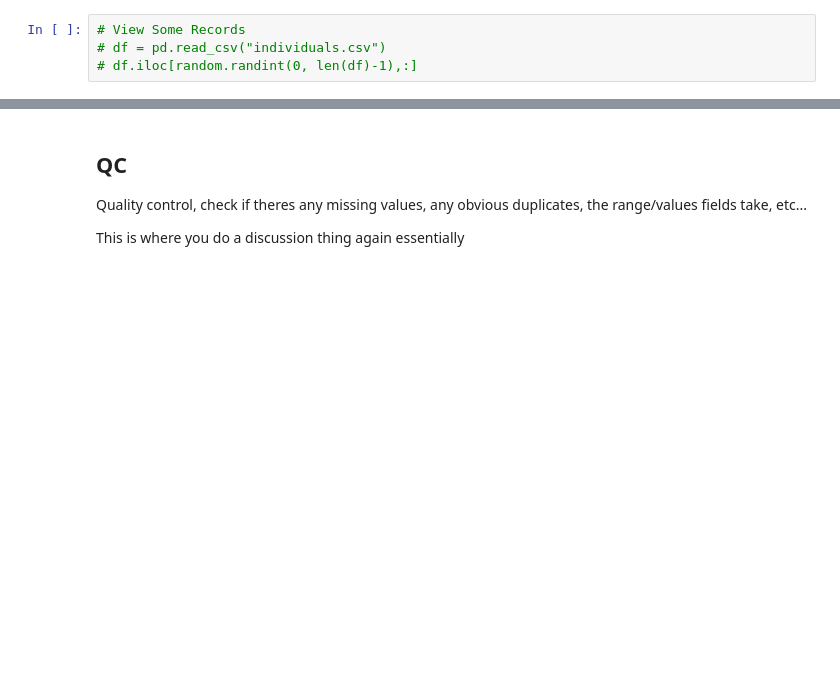
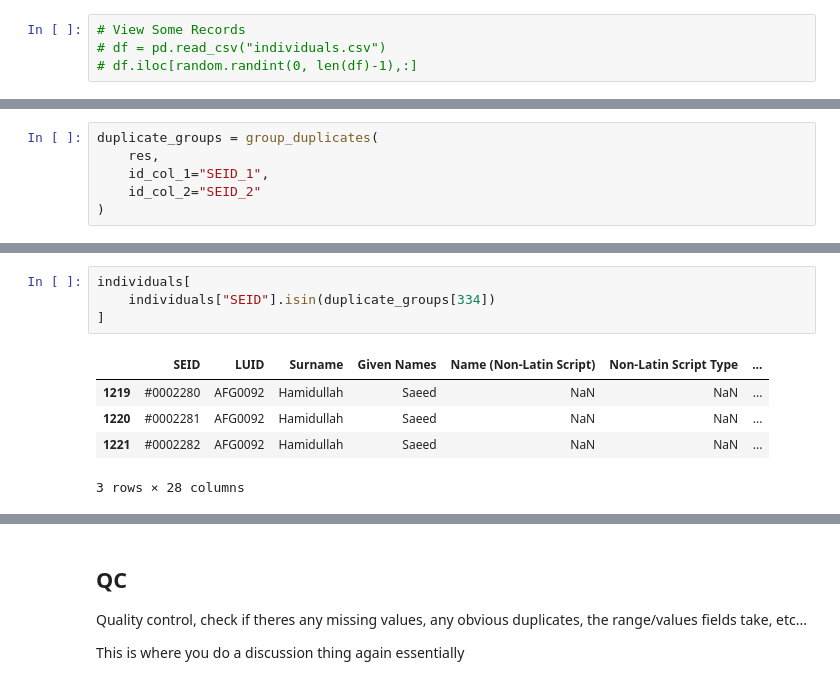
Before and after one commit to aleczd/uk_sanct, a Jupyter notebook: analysis.ipynb, the cells around one changed output, grey strips where cells are left out. Cells and saved outputs as stored; diff of their text form; blank space fills up the shorter version.

```diff
--- a/analysis.ipynb
+++ b/analysis.ipynb
@@ -2052,0 +2271,6 @@ Typically, check the clean transformed data for any duplicates
+# %%
+duplicate_groups = group_duplicates(
+    res,
+    id_col_1="SEID_1",
+    id_col_2="SEID_2"
+)
@@ -2052,0 +2281,10 @@ Typically, check the clean transformed data for any duplicates
+# %%
+individuals[
+    individuals["SEID"].isin(duplicate_groups[334])
+]
+# %% [output]
+|  | SEID | LUID | Surname | Given Names | Name (Non-Latin Script) | Non-Latin Script Type | ... |
+| 1219 | #0002280 | AFG0092 | Hamidullah | Saeed | NaN | NaN | ... |
+| 1220 | #0002281 | AFG0092 | Hamidullah | Saeed | NaN | NaN | ... |
+| 1221 | #0002282 | AFG0092 | Hamidullah | Saeed | NaN | NaN | ... |
+3 rows × 28 columns
```
Also changed, not shown: parts of 17 cells of this notebook.
